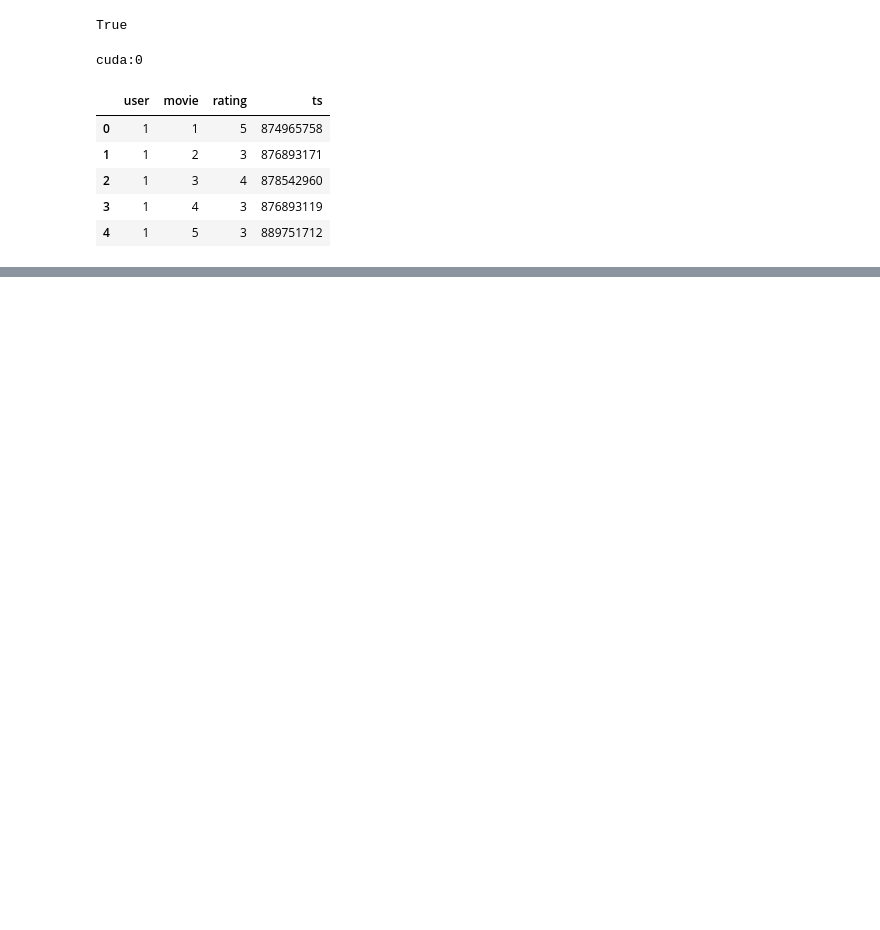
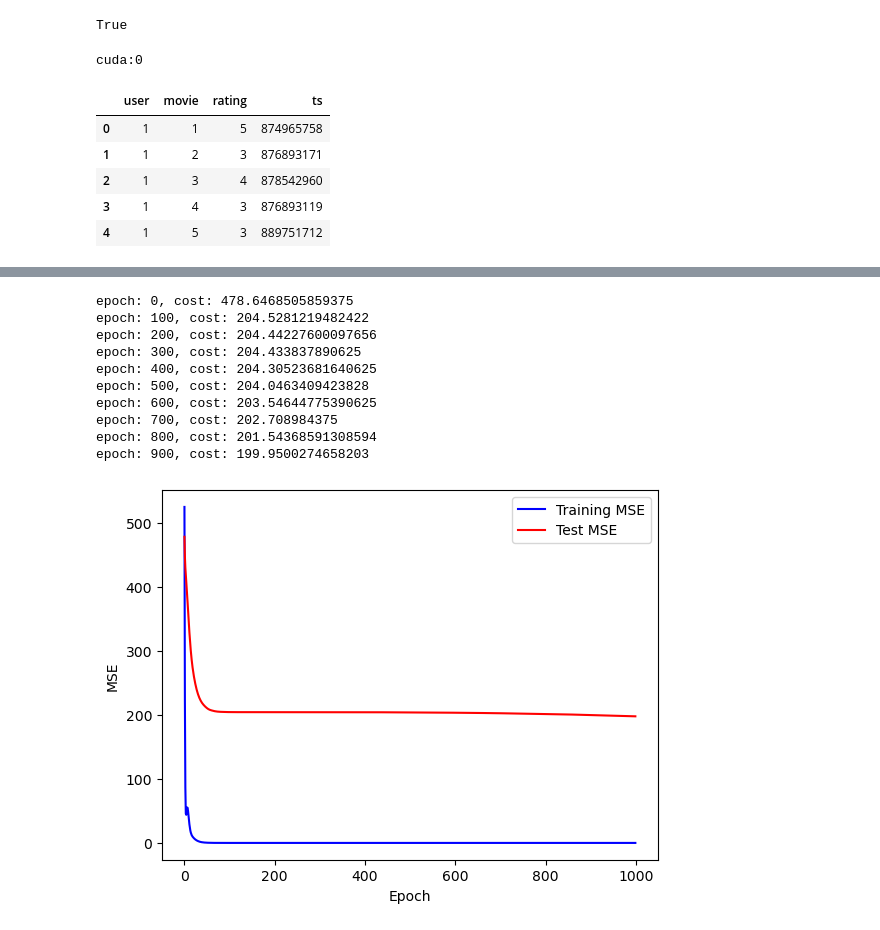
Before and after one commit to JwdanielJung/RecSys_study, a Jupyter notebook: 01. MF/MF_torch.ipynb, the cells around one changed output, grey strips where cells are left out. Saved outputs shown, nothing was run; the diff lists cells and outputs as text; code cells hidden in the pictures; blank space fills up the shorter version.

```diff
--- a/01. MF/MF_torch.ipynb
+++ b/01. MF/MF_torch.ipynb
@@ -90,0 +244,60 @@ epoch: 900, cost: 0.0007672904175706208
+# %%
+latent_dim = 512
+
+num_items = items_gpu.max() + 1
+num_users = users_gpu.max() + 1
+
+torch.manual_seed(20)
+
+P_gpu = torch.randn(num_items_gpu, latent_dim, requires_grad = True, device = 'cuda:0')
+Q_gpu = torch.randn(num_users_gpu, latent_dim, requires_grad = True, device = 'cuda:0')
+
+optimizer = torch.optim.Adam([P_gpu,Q_gpu], lr = 0.1)
+
+P_gpu.to(device)
+Q_gpu.to(device)
+
+X = []
+Y = []
+Y_test = []
+
+for epoch in range(1000):
+
+    hypothesis_gpu = torch.sum(P_gpu[items_gpu] * Q_gpu[users_gpu], dim= 1)
+    cost = F.mse_loss(hypothesis_gpu ,ratings_gpu)
+
+    optimizer.zero_grad()
+    cost.backward()
+    optimizer.step()
+
+    # 기울기 계산 필요 없다.
+    with torch.no_grad():
+        # 만들어진 P, Q matrix로 예측값을 뽑아내고 검증데이터와 비교.
+        hypo_test_gpu = torch.sum(P_gpu[items_test_gpu] * Q_gpu[users_test_gpu], dim=1)
+        cost_test = F.mse_loss(hypo_test_gpu, ratings_test_gpu)
+
+        X.append(epoch)
+        Y.append(cost.item())
+        Y_test.append(cost_test.item())
+
+    if epoch % 100 == 0:
+        print(f"epoch: {epoch}, cost: {cost_test.item()}")
+
+plt.ylabel("MSE")
+plt.xlabel("Epoch")
+plt.plot(X,Y, c="blue", label="Training MSE")
+plt.plot(X,Y_test, c="red", label="Test MSE")
+plt.legend()
+plt.show()
+# %% [output]
+epoch: 0, cost: 478.6468505859375
+epoch: 100, cost: 204.5281219482422
+epoch: 200, cost: 204.44227600097656
+epoch: 300, cost: 204.433837890625
+epoch: 400, cost: 204.30523681640625
+epoch: 500, cost: 204.0463409423828
+epoch: 600, cost: 203.54644775390625
+epoch: 700, cost: 202.708984375
+epoch: 800, cost: 201.54368591308594
+epoch: 900, cost: 199.9500274658203
+[figure, added]
```
Also changed, not shown: parts of 15 cells of this notebook.
